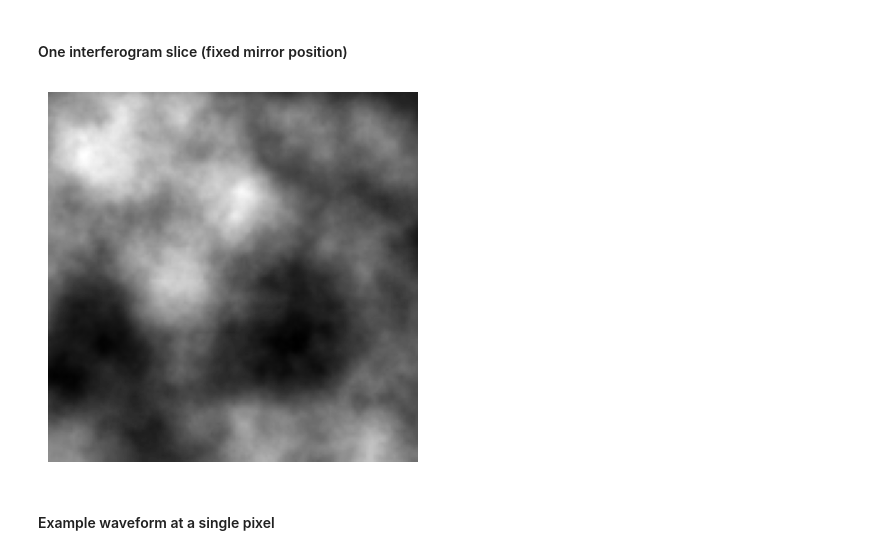
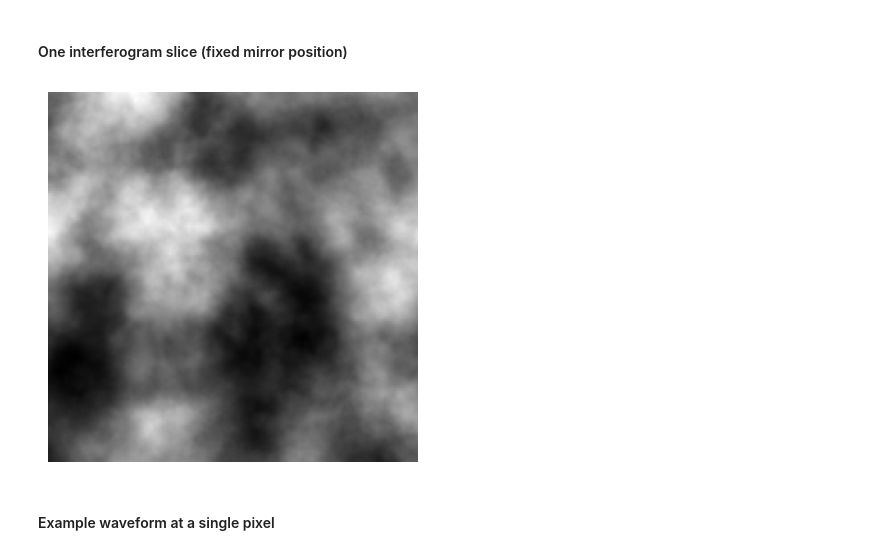
Before and after one commit to Hemanth-Kashyap-Gundamaraju/White-Light-Interferometry, a Jupyter notebook: wli_simulator.ipynb, the cells around one changed output. Drawn from its saved outputs; the diff is of its cells as text; code cells hidden in the pictures.

Commit message:
Added images

```diff
--- a/wli_simulator.ipynb
+++ b/wli_simulator.ipynb
@@ -102,12 +102,13 @@ plt.show()
 # %%
 idx = len(s_range) // 2
 plt.axis('off')
+plt.gca().invert_yaxis()
 plt.imshow(I[:, :, idx], cmap="gray")
 # plt.title(f"Interferogram at s = {s_range[idx]:.1f} nm")
 # plt.colorbar(label="Intensity")
 plt.show()
 # %% [output]
-[figure, old version]
+[figure, new version]
 # %% [markdown]
 #### Example waveform at a single pixel
 # %%
```
Also changed, not shown: parts of 1 cell of this notebook.
